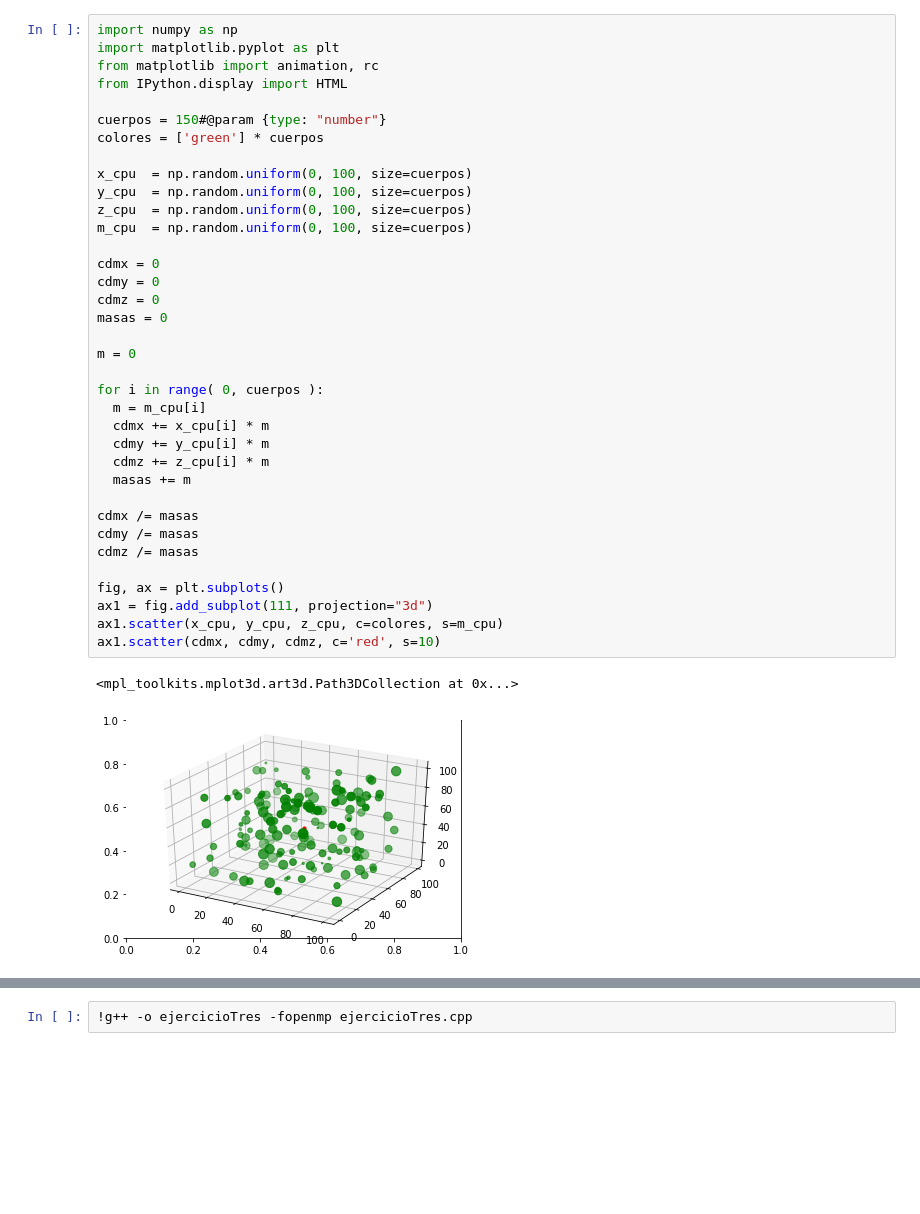
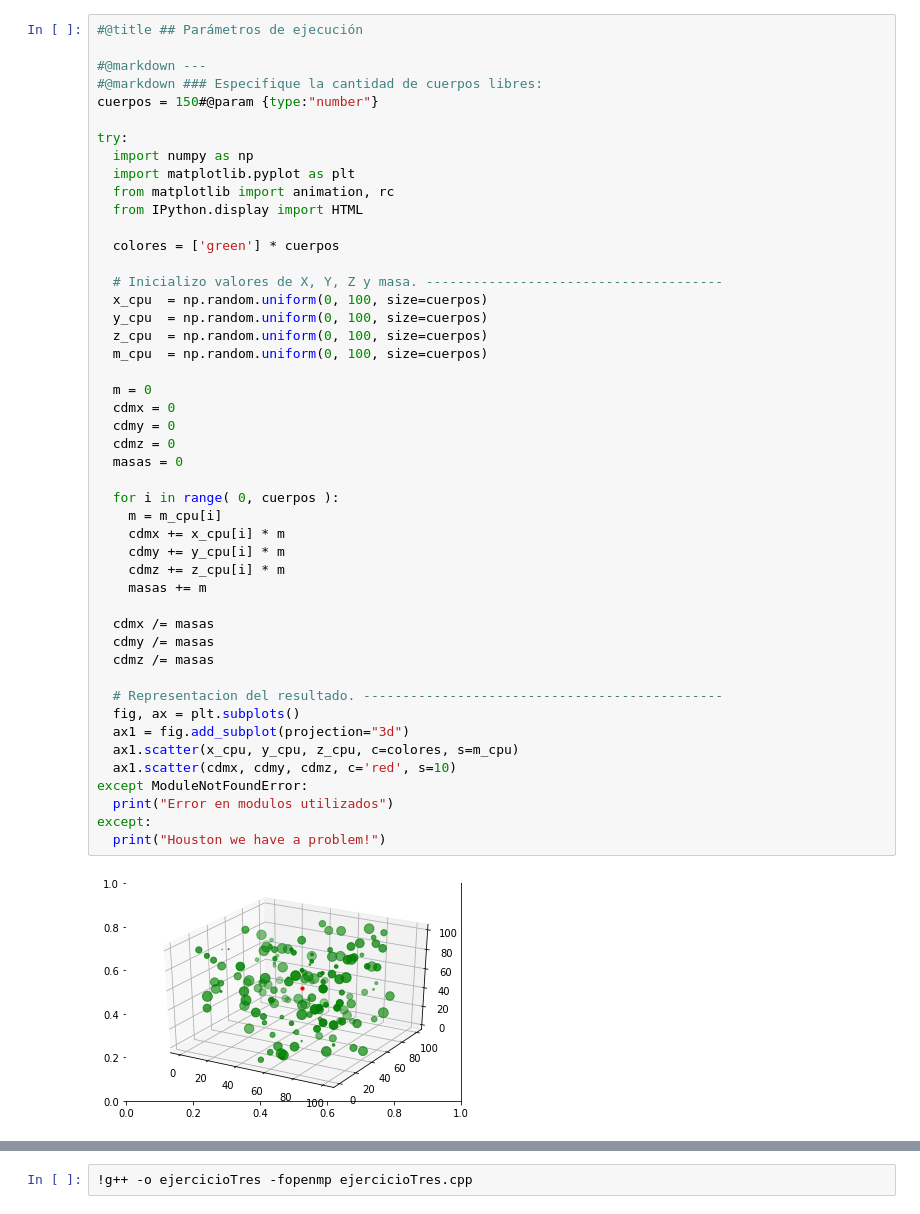
Before and after one commit to CelaPablo/SOA-EA2, a Jupyter notebook: HPC/Cela_Pablo_ejercicio_3.ipynb, the cells around one changed output, grey strips where cells are left out. Saved outputs shown, nothing was run; the diff lists cells and outputs as text; blank space fills up the shorter version.

```diff
--- a/HPC/Cela_Pablo_ejercicio_3.ipynb
+++ b/HPC/Cela_Pablo_ejercicio_3.ipynb
@@ -20,42 +32,52 @@ intro
 # %%
-import numpy as np
-import matplotlib.pyplot as plt
-from matplotlib import animation, rc
-from IPython.display import HTML
+#@title ## Parámetros de ejecución
 
-cuerpos = 150#@param {type: "number"}
-colores = ['green'] * cuerpos
+#@markdown ---
+#@markdown ### Especifique la cantidad de cuerpos libres:
+cuerpos = 150#@param {type:"number"}
 
-x_cpu  = np.random.uniform(0, 100, size=cuerpos)
-y_cpu  = np.random.uniform(0, 100, size=cuerpos)
-z_cpu  = np.random.uniform(0, 100, size=cuerpos)
-m_cpu  = np.random.uniform(0, 100, size=cuerpos)
+try:
+  import numpy as np
+  import matplotlib.pyplot as plt
+  from matplotlib import animation, rc
+  from IPython.display import HTML
 
-cdmx = 0
-cdmy = 0
-cdmz = 0
-masas = 0
+  colores = ['green'] * cuerpos
 
-m = 0
+  # Inicializo valores de X, Y, Z y masa. --------------------------------------
+  x_cpu  = np.random.uniform(0, 100, size=cuerpos)
+  y_cpu  = np.random.uniform(0, 100, size=cuerpos)
+  z_cpu  = np.random.uniform(0, 100, size=cuerpos)
+  m_cpu  = np.random.uniform(0, 100, size=cuerpos)
 
-for i in range( 0, cuerpos ):
-  m = m_cpu[i]
-  cdmx += x_cpu[i] * m
-  cdmy += y_cpu[i] * m
-  cdmz += z_cpu[i] * m
-  masas += m
+  m = 0
+  cdmx = 0
+  cdmy = 0
+  cdmz = 0
+  masas = 0
 
-cdmx /= masas
-cdmy /= masas
-cdmz /= masas
+  for i in range( 0, cuerpos ):
+    m = m_cpu[i]
+    cdmx += x_cpu[i] * m
+    cdmy += y_cpu[i] * m
+    cdmz += z_cpu[i] * m
+    masas += m
 
-fig, ax = plt.subplots()
-ax1 = fig.add_subplot(111, projection="3d")
-ax1.scatter(x_cpu, y_cpu, z_cpu, c=colores, s=m_cpu)
-ax1.scatter(cdmx, cdmy, cdmz, c='red', s=10)
+  cdmx /= masas
+  cdmy /= masas
+  cdmz /= masas
+
+  # Representacion del resultado. ----------------------------------------------
+  fig, ax = plt.subplots()
+  ax1 = fig.add_subplot(projection="3d")
+  ax1.scatter(x_cpu, y_cpu, z_cpu, c=colores, s=m_cpu)
+  ax1.scatter(cdmx, cdmy, cdmz, c='red', s=10)
+except ModuleNotFoundError:
+  print("Error en modulos utilizados")
+except:
+  print("Houston we have a problem!")
 # %% [output]
-<mpl_toolkits.mplot3d.art3d.Path3DCollection at 0x...>
-[figure, old version]
+[figure, new version]
 # %%
 
 code = """
```
Also changed, not shown: parts of 16 cells of this notebook.
